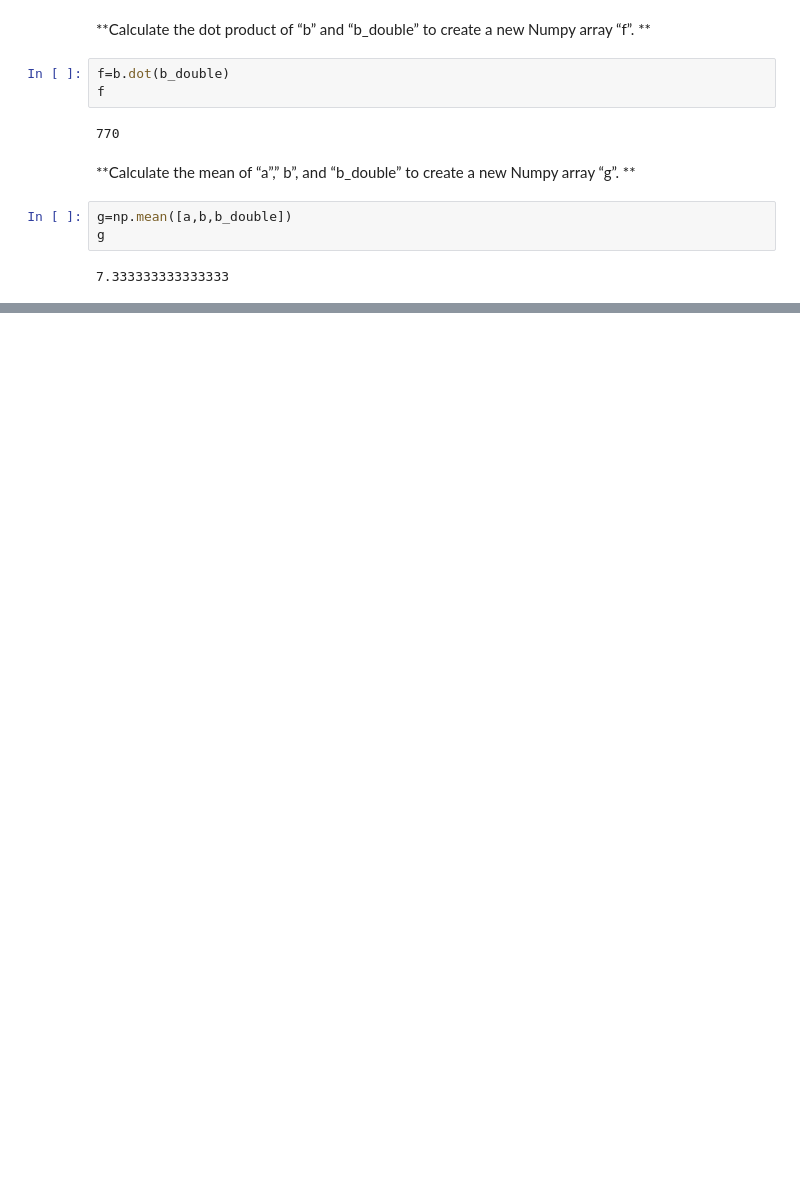
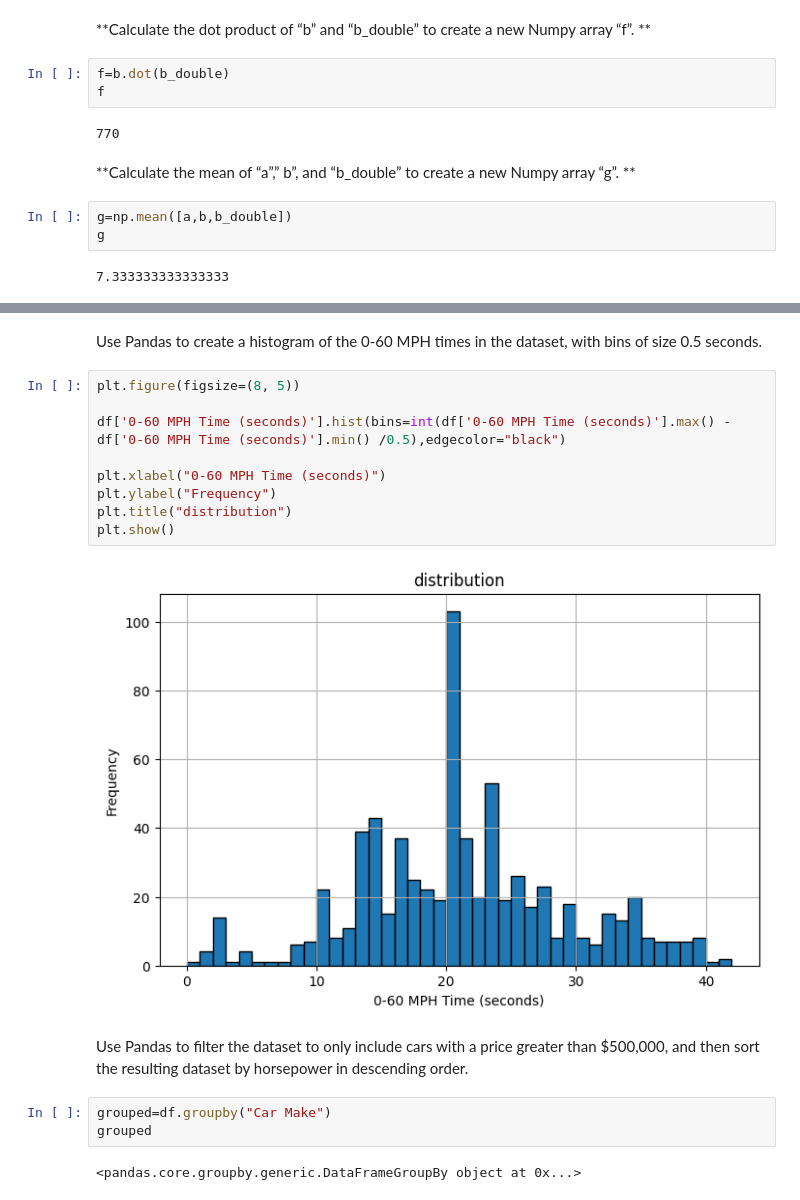
Before and after one commit to SimranKodwani-2003/Sabudh-Python-questions, a Jupyter notebook: Python_Coursework.ipynb, the cells around one changed output, grey strips where cells are left out. Saved outputs shown, nothing was run; the diff lists cells and outputs as text; blank space fills up the shorter version.

```diff
--- a/Python_Coursework.ipynb
+++ b/Python_Coursework.ipynb
@@ -393,0 +716,21 @@ g
+# %% [markdown]
+Use Pandas to create a histogram of the 0-60 MPH times in the dataset, with bins of size 0.5 seconds.
+# %%
+plt.figure(figsize=(8, 5))
+
+df['0-60 MPH Time (seconds)'].hist(bins=int(df['0-60 MPH Time (seconds)'].max() - df['0-60 MPH Time (seconds)'].min() /0.5),edgecolor="black")
+
+plt.xlabel("0-60 MPH Time (seconds)")
+plt.ylabel("Frequency")
+plt.title("distribution")
+plt.show()
+# %% [output]
+[figure, added]
+# %% [markdown]
+Use Pandas to filter the dataset to only include cars with a price greater than $500,000,
+and then sort the resulting dataset by horsepower in descending order.
+# %%
+grouped=df.groupby("Car Make")
+grouped
+# %% [output]
+<pandas.core.groupby.generic.DataFrameGroupBy object at 0x...>
```
Also changed, not shown: parts of 49 cells of this notebook.
